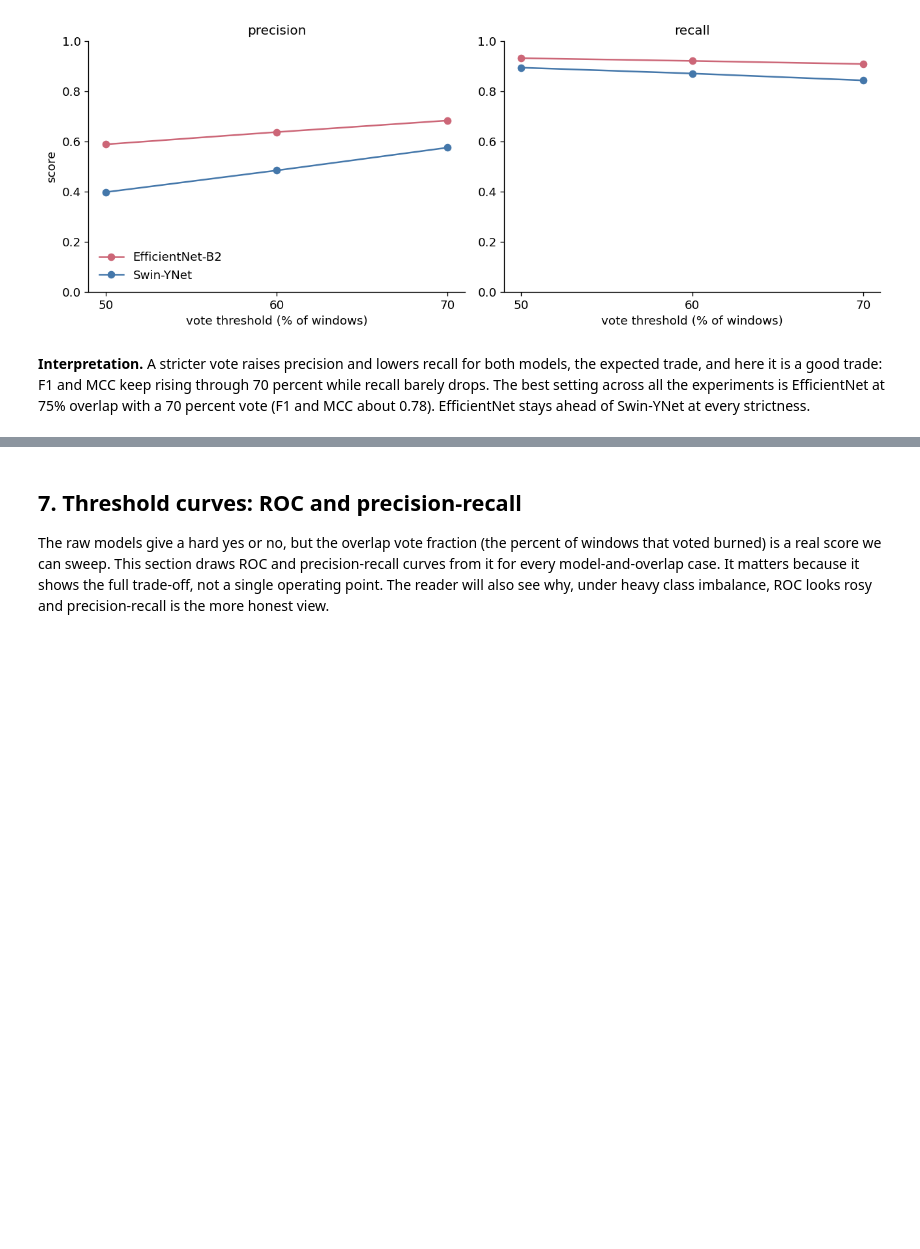
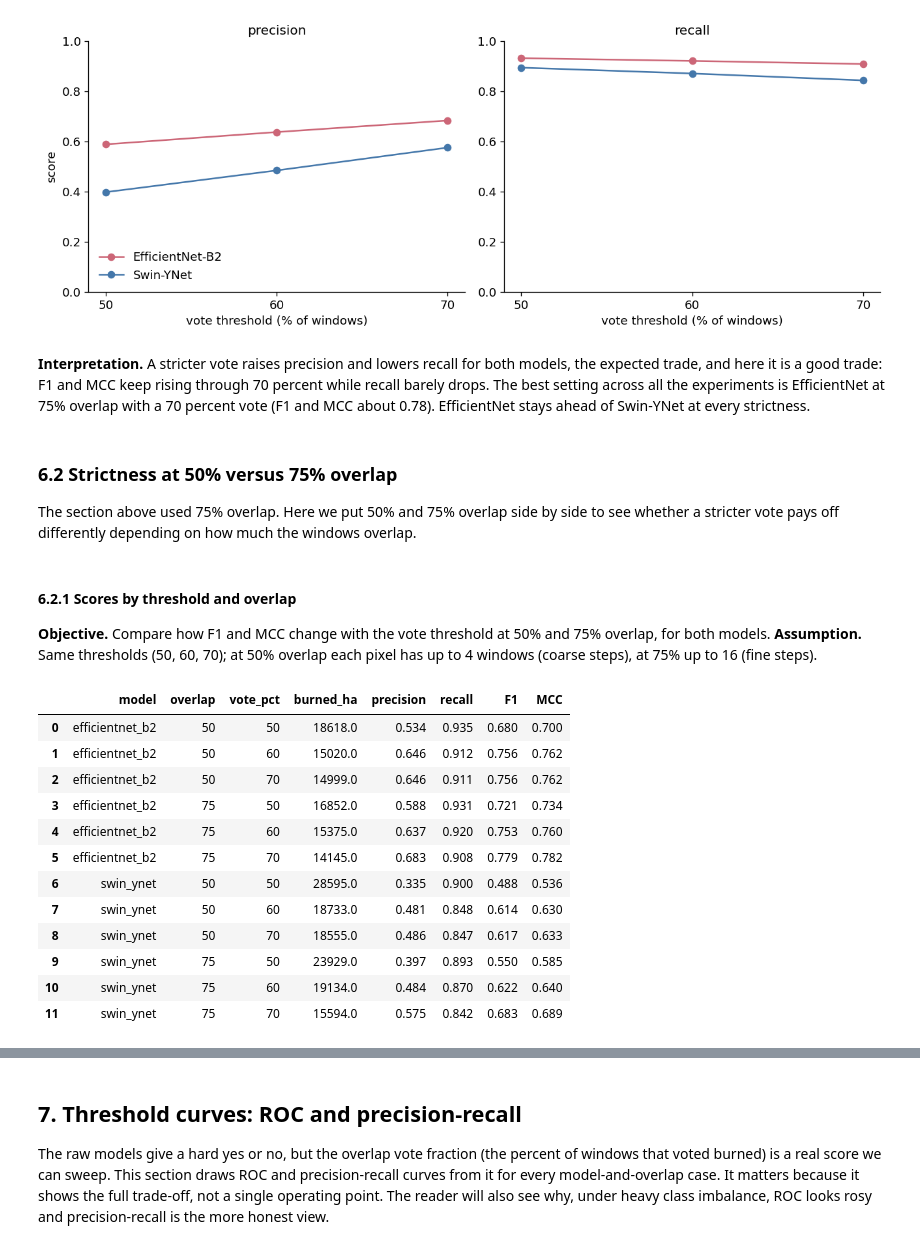
Before and after one commit to hannahandkush/Machine-Learning, a Jupyter notebook: notebooks/overlap_experiment.ipynb, the cells around one changed output, grey strips where cells are left out. Drawn from its saved outputs; the diff is of its cells as text; code cells hidden in the pictures; blank space fills up the shorter version.

```diff
--- a/notebooks/overlap_experiment.ipynb
+++ b/notebooks/overlap_experiment.ipynb
@@ -491,3 +491,45 @@ models, the expected trade, and here it is a good trade: F1 and MCC keep rising
 through 70 percent while recall barely drops. The best setting across all the
 experiments is EfficientNet at 75% overlap with a 70 percent vote (F1 and MCC
 about 0.78). EfficientNet stays ahead of Swin-YNet at every strictness.
+# %% [markdown]
+### 6.2 Strictness at 50% versus 75% overlap
+
+The section above used 75% overlap. Here we put 50% and 75% overlap side by side
+to see whether a stricter vote pays off differently depending on how much the
+windows overlap.
+# %% [markdown]
+#### 6.2.1 Scores by threshold and overlap
+
+**Objective.** Compare how F1 and MCC change with the vote threshold at 50% and
+75% overlap, for both models. **Assumption.** Same thresholds (50, 60, 70); at
+50% overlap each pixel has up to 4 windows (coarse steps), at 75% up to 16 (fine
+steps).
+# %%
+STRICT = [50, 60, 70]
+rows = []
+for (mdl, ov) in sorted(discover("votes")):
+    v = read(discover("votes")[(mdl, ov)])
+    for thr in STRICT:
+        p = (v != 255) & (v >= thr) & comp
+        TP = int((p & t).sum()); FP = int((p & ~t).sum())
+        FN = int((~p & t).sum()); TN = int((~p & ~t & comp).sum())
+        rows.append({"model": mdl, "overlap": ov, "vote_pct": thr,
+                     "burned_ha": (TP + FP) * PIX_HA,
+                     "precision": TP/(TP+FP), "recall": TP/(TP+FN),
+                     "F1": 2*TP/(2*TP+FP+FN), "MCC": mcc(TP, FP, FN, TN)})
+strict_stats = pd.DataFrame(rows)
+strict_stats.round({"burned_ha": 0, "precision": 3, "recall": 3, "F1": 3, "MCC": 3})
+# %% [output]
+|  | model | overlap | vote_pct | burned_ha | precision | recall | F1 | MCC |
+| 0 | efficientnet_b2 | 50 | 50 | 18618.0 | 0.534 | 0.935 | 0.680 | 0.700 |
+| 1 | efficientnet_b2 | 50 | 60 | 15020.0 | 0.646 | 0.912 | 0.756 | 0.762 |
+| 2 | efficientnet_b2 | 50 | 70 | 14999.0 | 0.646 | 0.911 | 0.756 | 0.762 |
+| 3 | efficientnet_b2 | 75 | 50 | 16852.0 | 0.588 | 0.931 | 0.721 | 0.734 |
+| 4 | efficientnet_b2 | 75 | 60 | 15375.0 | 0.637 | 0.920 | 0.753 | 0.760 |
+| 5 | efficientnet_b2 | 75 | 70 | 14145.0 | 0.683 | 0.908 | 0.779 | 0.782 |
+| 6 | swin_ynet | 50 | 50 | 28595.0 | 0.335 | 0.900 | 0.488 | 0.536 |
+| 7 | swin_ynet | 50 | 60 | 18733.0 | 0.481 | 0.848 | 0.614 | 0.630 |
+| 8 | swin_ynet | 50 | 70 | 18555.0 | 0.486 | 0.847 | 0.617 | 0.633 |
+| 9 | swin_ynet | 75 | 50 | 23929.0 | 0.397 | 0.893 | 0.550 | 0.585 |
+| 10 | swin_ynet | 75 | 60 | 19134.0 | 0.484 | 0.870 | 0.622 | 0.640 |
+| 11 | swin_ynet | 75 | 70 | 15594.0 | 0.575 | 0.842 | 0.683 | 0.689 |
```
Also changed, not shown: parts of 7 cells of this notebook.
